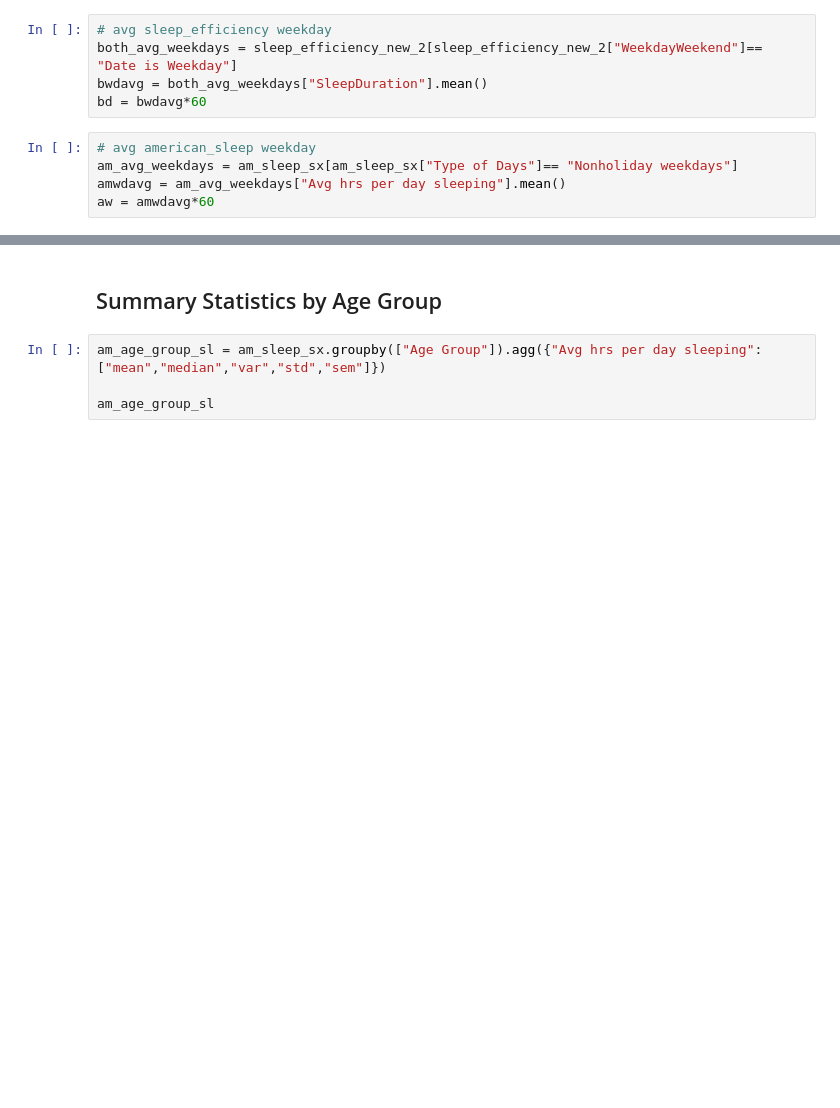
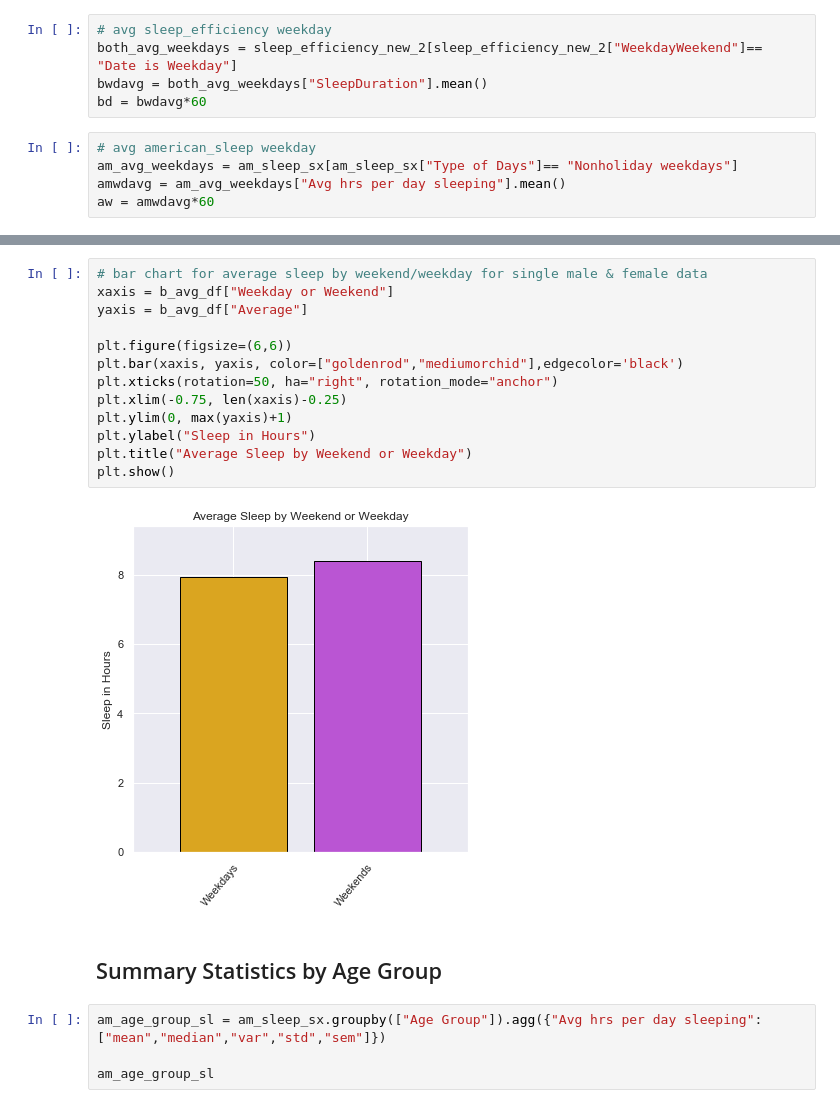
Before and after one commit to jbarkle/Exploratory-Analysis-of-Sleep-Data, a Jupyter notebook: performance_jb.ipynb, the cells around one changed output, grey strips where cells are left out. Cells and saved outputs as stored; diff of their text form; blank space fills up the shorter version.

```diff
--- a/performance_jb.ipynb
+++ b/performance_jb.ipynb
@@ -654,3 +683,18 @@ plt.show()
+# %%
+# bar chart for average sleep by weekend/weekday for single male & female data
+xaxis = b_avg_df["Weekday or Weekend"]
+yaxis = b_avg_df["Average"]
+
+plt.figure(figsize=(6,6))
+plt.bar(xaxis, yaxis, color=["goldenrod","mediumorchid"],edgecolor='black')
+plt.xticks(rotation=50, ha="right", rotation_mode="anchor")
+plt.xlim(-0.75, len(xaxis)-0.25)
+plt.ylim(0, max(yaxis)+1)
+plt.ylabel("Sleep in Hours")
+plt.title("Average Sleep by Weekend or Weekday")
+plt.show()
+# %% [output]
+[figure, added]
 # %% [markdown]
 ## Summary Statistics by Age Group
 # %%
```
Also changed, not shown: parts of 12 cells of this notebook.
